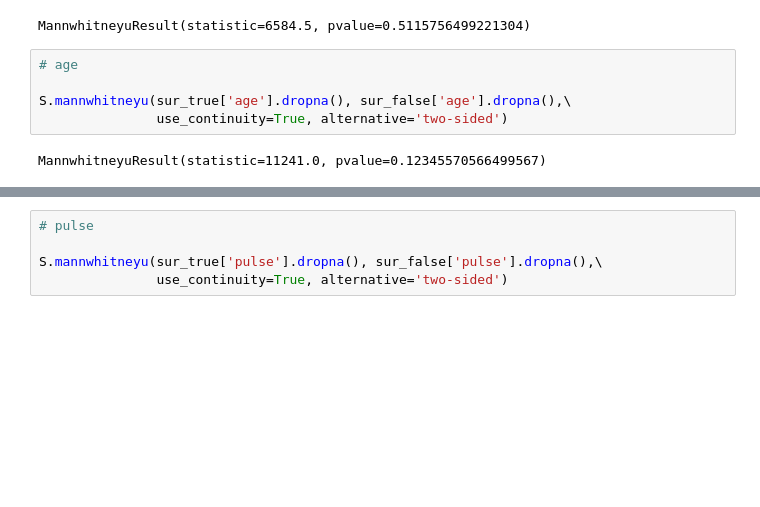
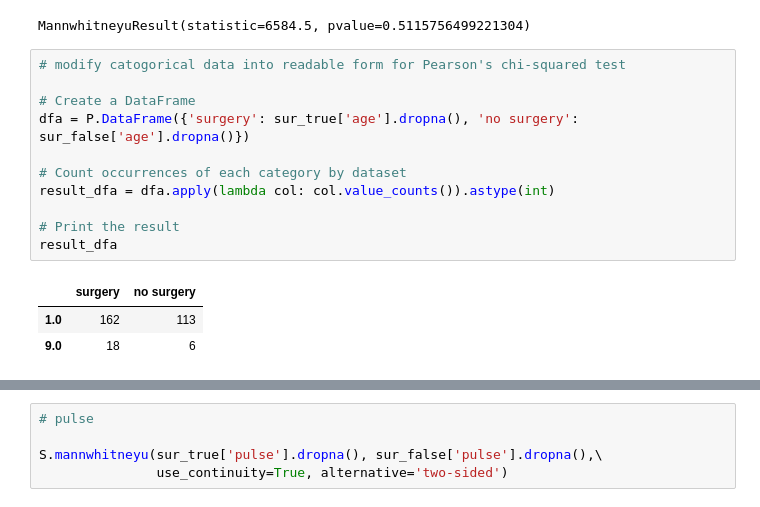
Before and after one commit to konstanyman/E4, a Jupyter notebook: e4-notebook.ipynb, the cells around one changed output, grey strips where cells are left out. Drawn from its saved outputs; the diff is of its cells as text; blank space fills up the shorter version.

```diff
--- a/e4-notebook.ipynb
+++ b/e4-notebook.ipynb
@@ -327,10 +327,18 @@ S.mannwhitneyu(sur_true['rectal temperature'].dropna(), sur_false['rectal temper
                use_continuity=True, alternative='two-sided')
 # %% [output]
 MannwhitneyuResult(statistic=6584.5, pvalue=0.5115756499221304)
-# %%
-# age
-
-S.mannwhitneyu(sur_true['age'].dropna(), sur_false['age'].dropna(),\
-               use_continuity=True, alternative='two-sided')
-# %% [output]
-MannwhitneyuResult(statistic=11241.0, pvalue=0.12345570566499567)
+# %%
+# modify catogorical data into readable form for Pearson's chi-squared test
+
+# Create a DataFrame
+dfa = P.DataFrame({'surgery': sur_true['age'].dropna(), 'no surgery': sur_false['age'].dropna()})
+
+# Count occurrences of each category by dataset
+result_dfa = dfa.apply(lambda col: col.value_counts()).astype(int)
+
+# Print the result
+result_dfa
+# %% [output]
+|  | surgery | no surgery |
+| 1.0 | 162 | 113 |
+| 9.0 | 18 | 6 |
```
Also changed, not shown: parts of 2 cells of this notebook.
